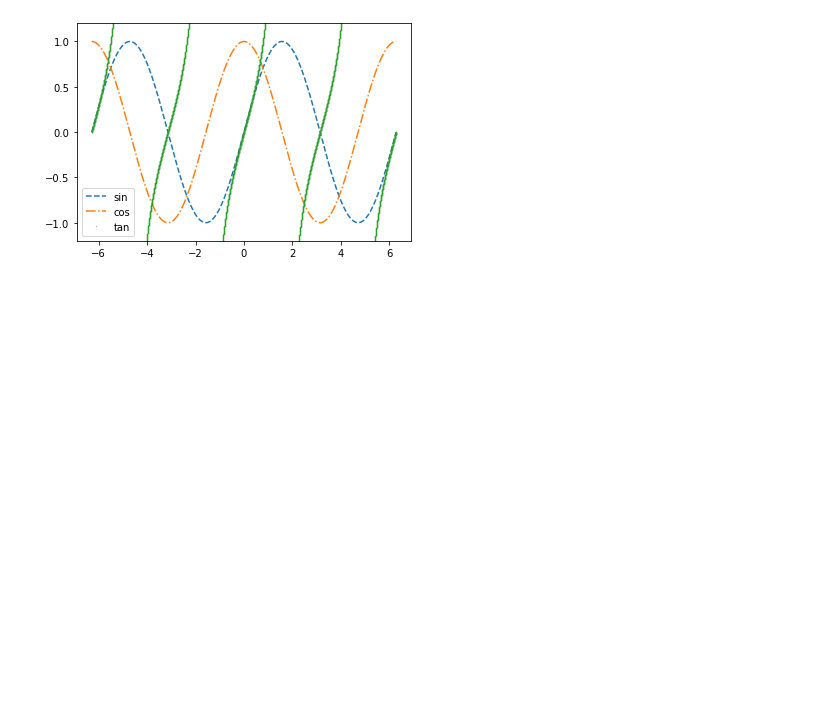
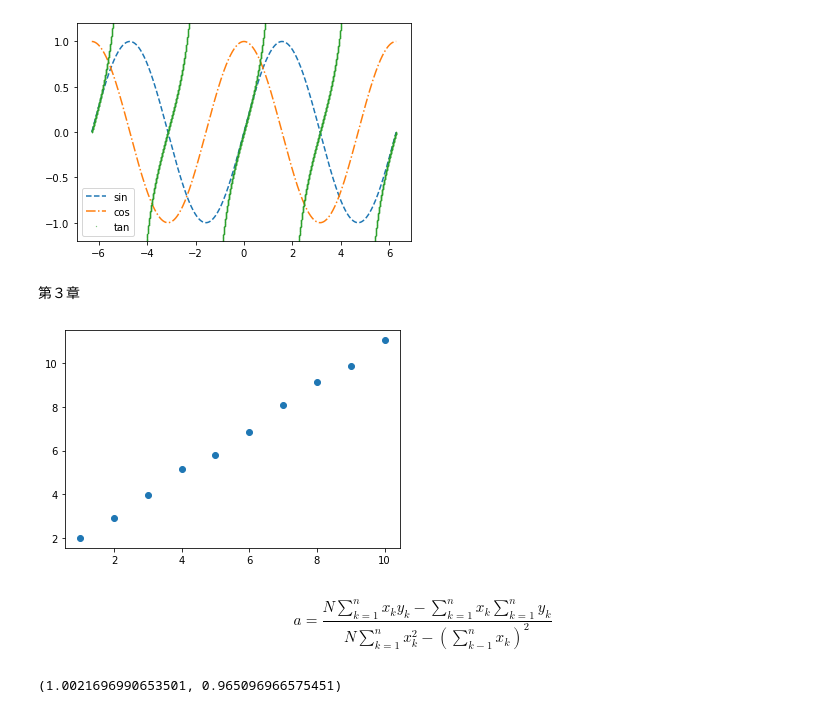
Before and after one commit to kzt206/JupyterlabTest, a Jupyter notebook: Numpy&Scipy.ipynb, the cells around one changed output. Saved outputs shown, nothing was run; the diff lists cells and outputs as text; code cells hidden in the pictures; blank space fills up the shorter version.

```diff
--- a/Numpy&Scipy.ipynb
+++ b/Numpy&Scipy.ipynb
@@ -39,3 +39,5 @@ plt.legend(('sin','cos','tan'))
 # %% [output]
 <matplotlib.legend.Legend at 0x...>
 [figure]
+# %% [markdown]
+第３章
@@ -41,0 +47,12 @@ plt.legend(('sin','cos','tan'))
+# %%
+np.random.seed(100)
+x = np.array([1,2,3,4,5,6,7,8,9,10])
+y = x +np.ones(10)+ (np.random.rand(10)-0.5)*0.4
+plt.scatter(x,y)
+plt.show()
+# %% [output]
+[figure, added]
+# %% [markdown]
+$$
+a=\frac{N\sum^n_{k=1} x_k y_k - \sum^n_{k=1} x_k \sum^n_{k=1} y_k}{N\sum^n_{k=1} x^2_k - (\sum^n_{k-1} x_k )^2}
+$$
@@ -41,0 +63,4 @@ plt.legend(('sin','cos','tan'))
+# %%
+a,b
+# %% [output]
+(1.0021696990653501, 0.965096966575451)
```
Also changed, not shown: parts of 19 cells of this notebook.
